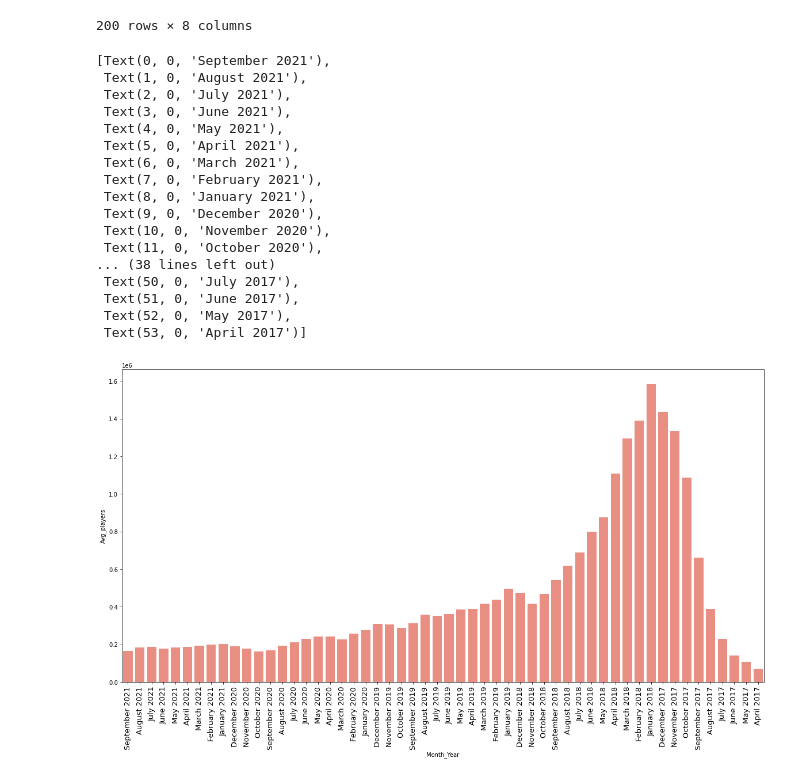
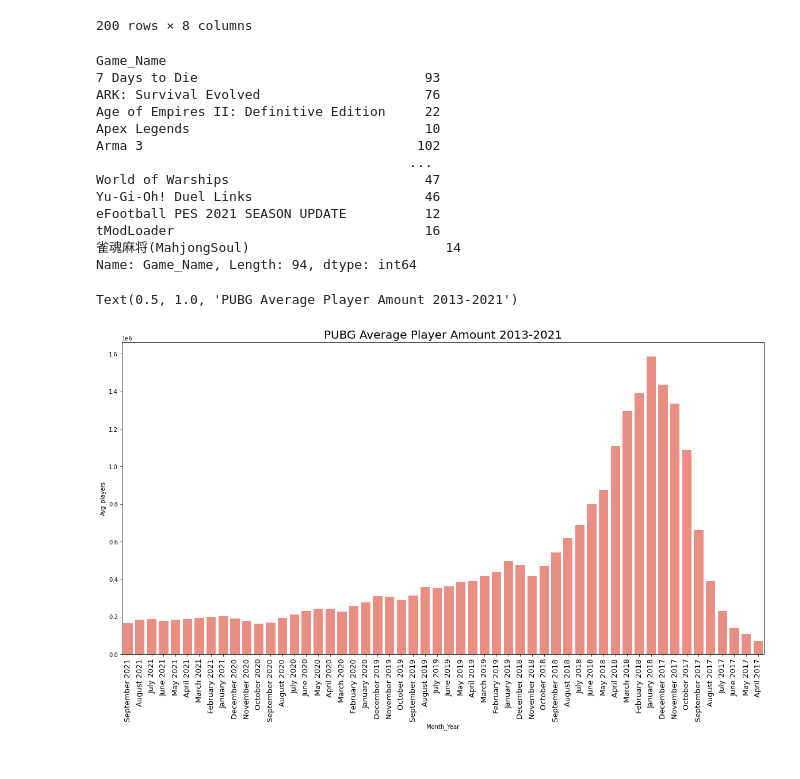
Before and after one commit to Ambush3/Steam-Gamer-Data, a Jupyter notebook: Steam Data.ipynb, the cells around one changed output. Drawn from its saved outputs; the diff is of its cells as text; code cells hidden in the pictures.

```diff
--- a/Steam Data.ipynb
+++ b/Steam Data.ipynb
@@ -300,6 +283,23 @@ sd6
 # plt.figure(figsize=(15, 8))
 # ax = sns.barplot(x='Game_Name', y='Peak_Players', data=data_clean)
 # ax.set_xticklabels(ax.get_xticklabels(), rotation=45)
+# %%
+game_name_group = data_clean.groupby('Game_Name')['Game_Name'].count()
+game_name_group
+# %% [output]
+Game_Name
+7 Days to Die                             93
+ARK: Survival Evolved                     76
+Age of Empires II: Definitive Edition     22
+Apex Legends                              10
+Arma 3                                   102
+                                        ...
+World of Warships                         47
+Yu-Gi-Oh! Duel Links                      46
+eFootball PES 2021 SEASON UPDATE          12
+tModLoader                                16
+雀魂麻将(MahjongSoul)                         14
+Name: Game_Name, Length: 94, dtype: int64
 # %%
 pubg = data_clean.groupby("Game_Name")
 
@@ -309,24 +309,9 @@ pubg3 = pubg2.head(100)
 # %%
 plt.figure(figsize=(20, 10,))
 ax = sns.barplot(x='Month_Year', y='Avg_players', data=pubg3, color="salmon")
 ax.set_xticklabels(ax.get_xticklabels(), rotation=90, fontsize=13)
+plt.title('PUBG Average Player Amount 2013-2021', size=20)
 # %% [output]
-[Text(0, 0, 'September 2021'),
- Text(1, 0, 'August 2021'),
- Text(2, 0, 'July 2021'),
- Text(3, 0, 'June 2021'),
- Text(4, 0, 'May 2021'),
- Text(5, 0, 'April 2021'),
- Text(6, 0, 'March 2021'),
- Text(7, 0, 'February 2021'),
- Text(8, 0, 'January 2021'),
- Text(9, 0, 'December 2020'),
- Text(10, 0, 'November 2020'),
- Text(11, 0, 'October 2020'),
-... (38 lines left out)
- Text(50, 0, 'July 2017'),
- Text(51, 0, 'June 2017'),
- Text(52, 0, 'May 2017'),
- Text(53, 0, 'April 2017')]
+Text(0.5, 1.0, 'PUBG Average Player Amount 2013-2021')
-[figure, old version]
+[figure, new version]
 # %%
```
Also changed, not shown: parts of 8 cells of this notebook.
